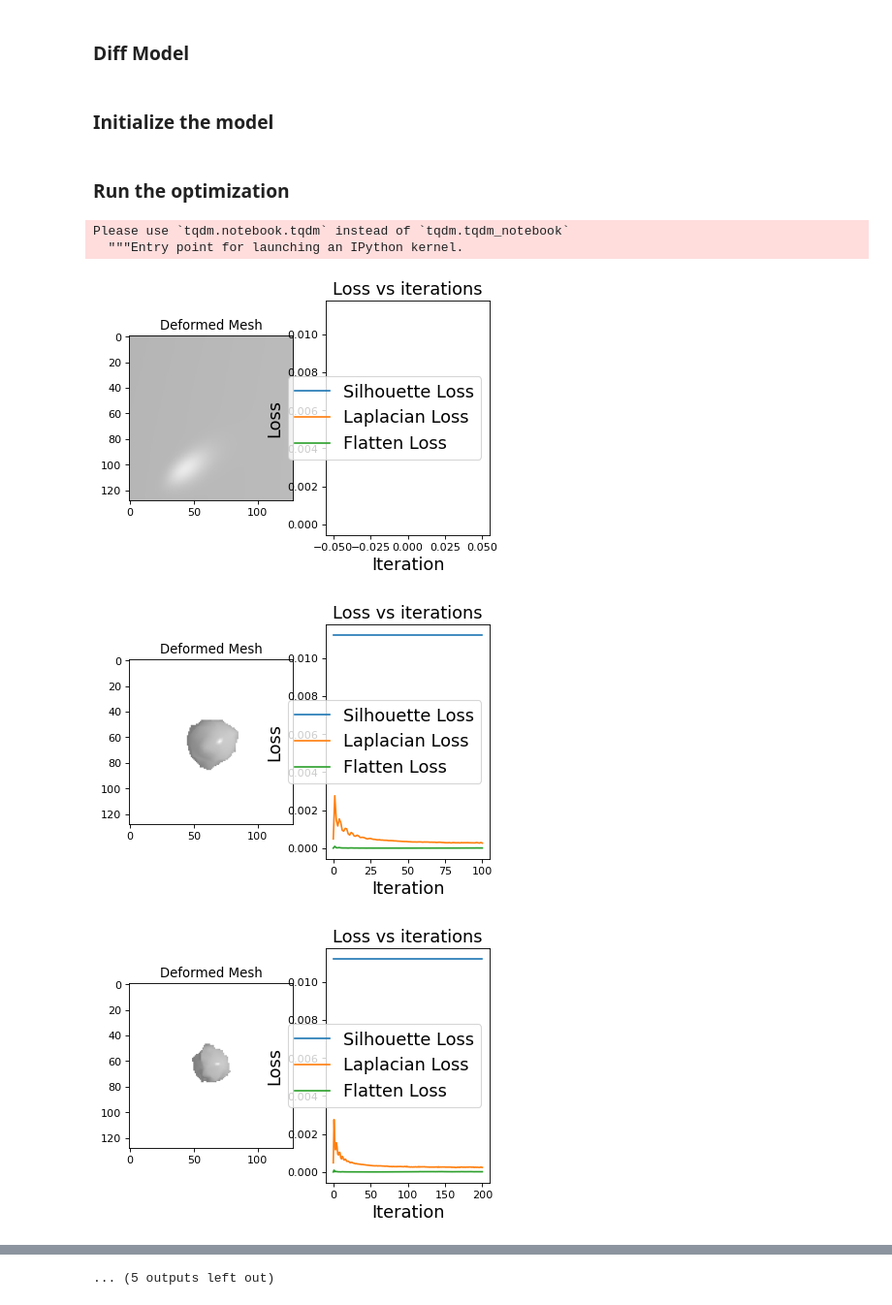
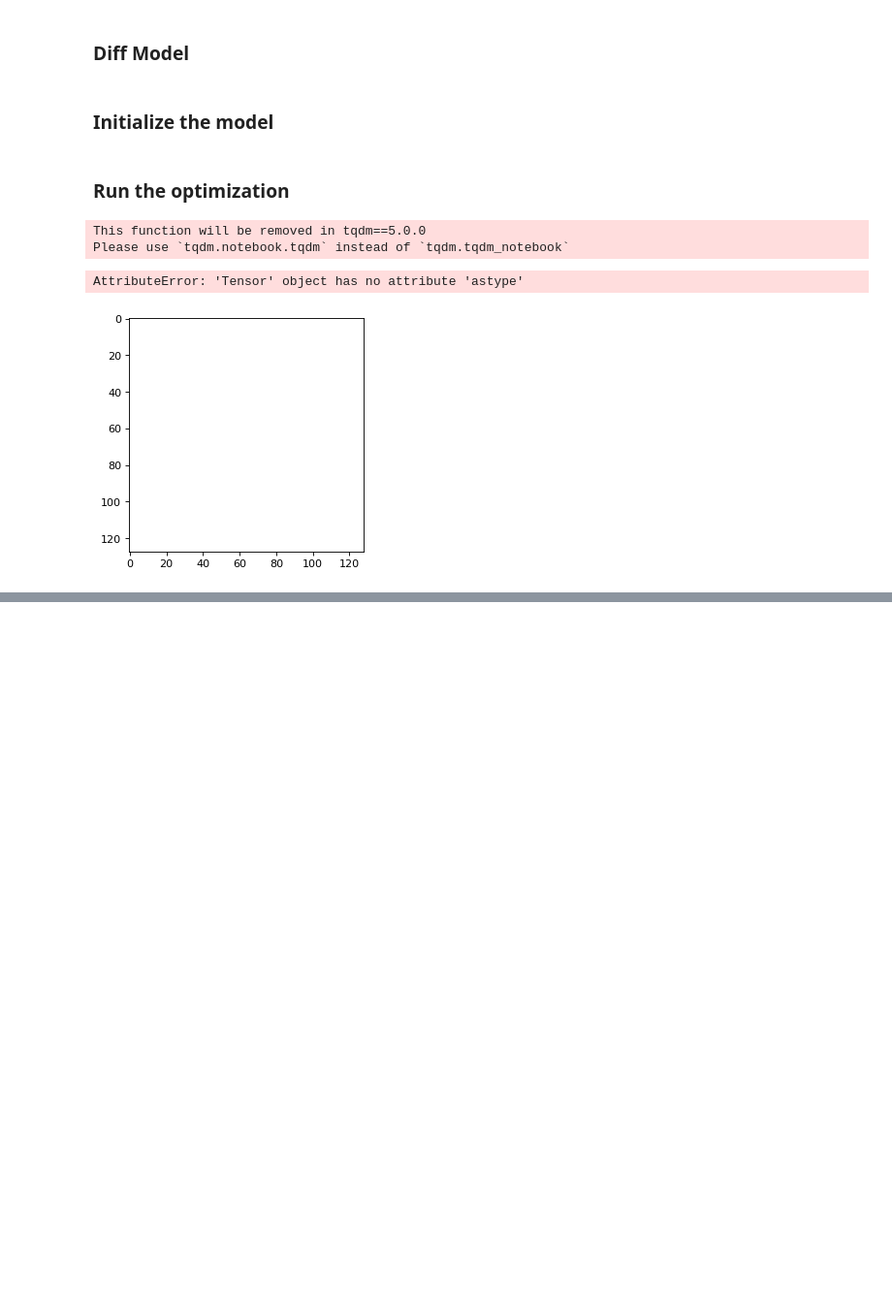
Before and after one commit to alexisbdr/e3d, a Jupyter notebook: diff-render-model.ipynb, the cells around one changed output, grey strips where cells are left out. Shown: that part at 97% size. Saved outputs shown, nothing was run; the diff lists cells and outputs as text; code cells hidden in the pictures; blank space fills up the shorter version.

```diff
--- a/diff-render-model.ipynb
+++ b/diff-render-model.ipynb
@@ -104,7 +106,7 @@ silhouette_renderer = MeshRenderer(
 raster_settings = RasterizationSettings(
     image_size=128,
     blur_radius=0.0,
-    faces_per_pixel=100,
+    faces_per_pixel=1,
 )
 # We can add a point light in front of the object.
 lights = PointLights(device=device, location=((2.0, 2.0, -2.0),))
@@ -118,3 +122,20 @@ phong_renderer = MeshRenderer(
+# %%
+ON = 254
+OFF = 0
+threshold = 250
+
+def event_renderer(img1, img2):
+
+    diff_frames = img2 - img1
+
+    plt.imshow(diff_frames)
+
+    threshold_diff = (diff_frames < threshold) * diff_frames
+
+    tanh_diff = np.tanh(threshold_diff).astype(np.uint8)
+    tanh_diff = np.where(tanh_diff != 0, ON, OFF)
+
+    return tanh_diff
 # %% [markdown]
 ### Create a trajectory and Render
 # %%
@@ -269,7 +296,6 @@ class ImageBasedDifferentiableModel(nn.Module):
         #deform_verts = torch.full(self.template_mesh.verts_packed().shape, 0.0, device=device, requires_grad=True)
         #Create an optimizable parameter for the mesh
         self.register_parameter('deform_verts', nn.Parameter(deform_verts).to(self.device))
-        self.register_parameter('center', nn.Parameter(faces).to(self.device))
 
         laplacian_loss = mesh_laplacian_smoothing(template_mesh, method="uniform")
         flatten_loss = mesh_normal_consistency(template_mesh)
@@ -315,11 +341,17 @@ loop = tqdm_notebook(range(2000))
 laplacian_losses = []
 flatten_losses = []
 silhouette_losses = []
+
 for i in loop:
 
     mesh, laplacian_loss, flatten_loss = model(len(images_gt))
 
-    images_pred = phong_renderer(mesh.clone(), device=device, cameras=cameras)
+    images_pred = silhouette_renderer(mesh.clone(), device=device, cameras=cameras)
+    events_pred = []
+    prev_img = images_pred[0]
+    for img in images_pred[1:-1]:
+        ev = event_renderer(np.array())
+        events_pred.append(event_renderer(prev_img.detach().squeeze(), img.detach().squeeze()))
 
     silhouette_loss = neg_iou_loss(images_gt, images_pred[..., -1])
     #ssd_loss = torch.sum((images_gt - images_pred[...,-1]) ** 2).mean()
@@ -332,34 +364,33 @@ for i in loop:
     laplacian_losses.append(laplacian_loss * weight_laplacian)
     flatten_losses.append(flatten_loss * weight_flatten)
 
     optimizer.zero_grad()
     loss.backward()
     optimizer.step()
 
     if i % 100 == 0:
         #Write images
         image = images_pred.detach().cpu().numpy()[0]
         writer.append_data((255*image).astype(np.uint8))
         imageio.imsave(f"data/dump/mesh_{i}.png", (255*image).astype(np.uint8))
 
         f, (ax1, ax2) = plt.subplots(1, 2)
 
         image = img_as_ubyte(image)
         ax1.imshow(image)
         ax1.set_title("Deformed Mesh")
 
         ax2.plot(silhouette_losses, label="Silhouette Loss")
         ax2.plot(laplacian_losses, label="Laplacian Loss")
         ax2.plot(flatten_losses, label="Flatten Loss")
         ax2.legend(fontsize="16")
         ax2.set_xlabel("Iteration", fontsize="16")
         ax2.set_ylabel("Loss", fontsize="16")
         ax2.set_title("Loss vs iterations", fontsize="16")
 
         plt.show()
 # %% [output]
+This function will be removed in tqdm==5.0.0
 Please use `tqdm.notebook.tqdm` instead of `tqdm.tqdm_notebook`
-  """Entry point for launching an IPython kernel.
+AttributeError: 'Tensor' object has no attribute 'astype'
-[figure, old version]
+[figure, new version]
-[figure, removed]
-[figure, removed]
@@ -374,4 +397,3 @@ Please use `tqdm.notebook.tqdm` instead of `tqdm.tqdm_notebook`
-... (5 outputs left out)
 # %%
 print(images_pred[..., -1].shape)
 images_pred[..., -1]
```
Also changed, not shown: parts of 5 cells of this notebook, 3 other files.
